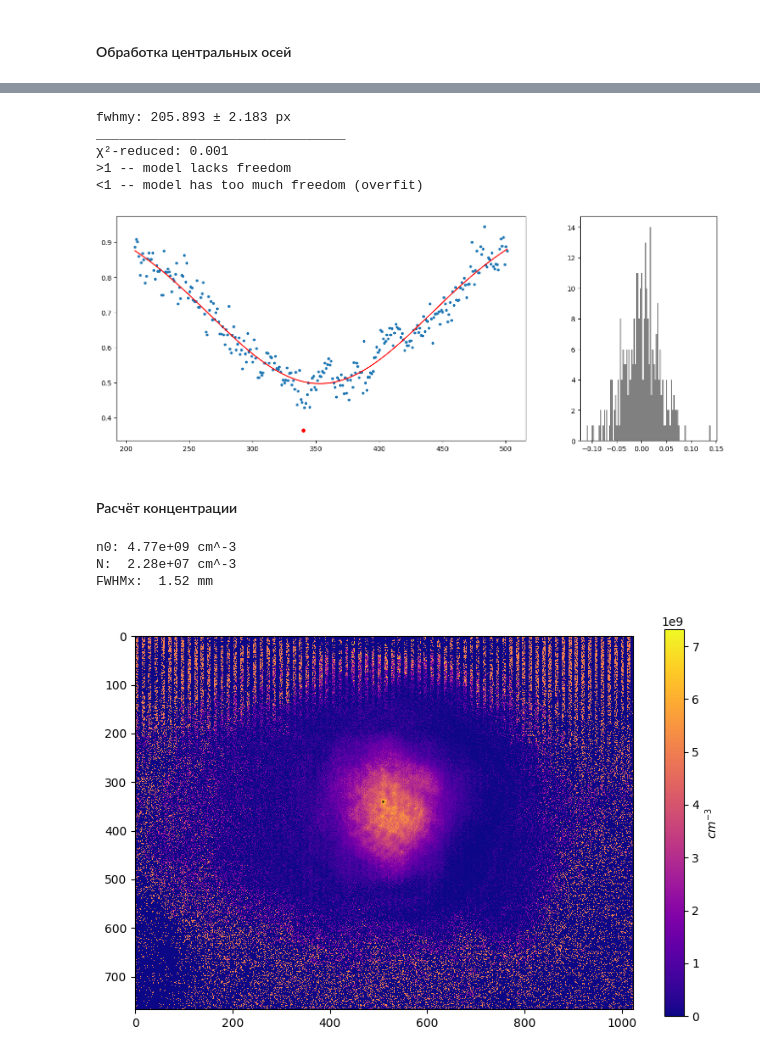
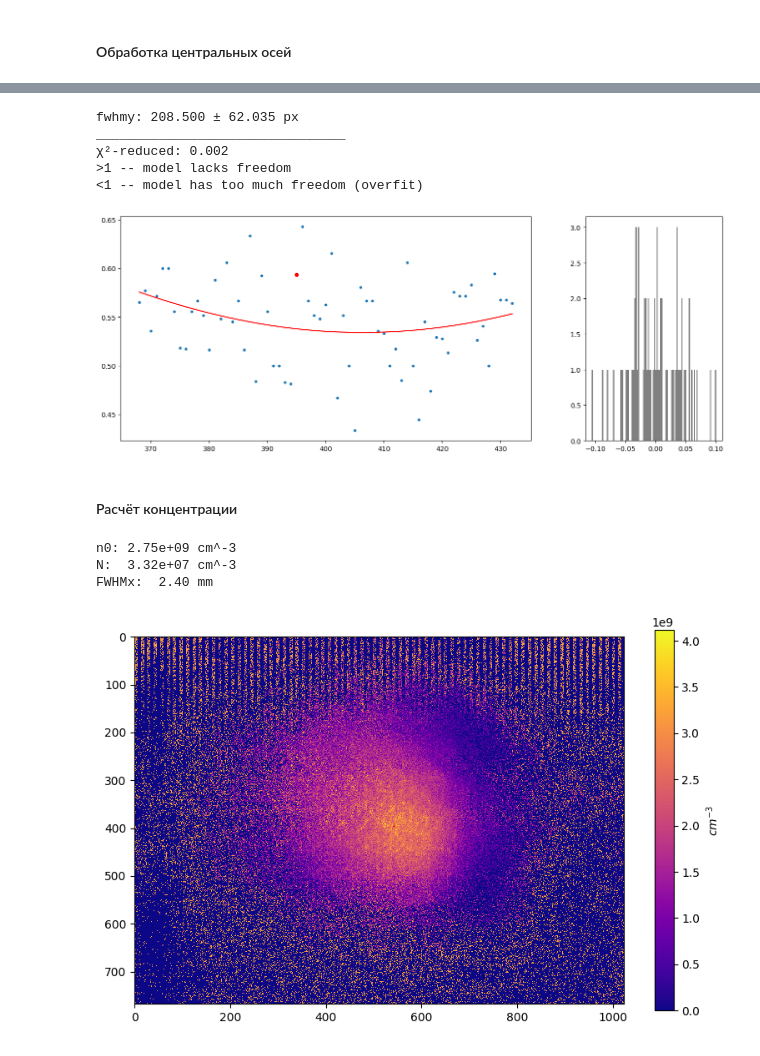
Before and after one commit to chekhyr/AbIm-soft, a Jupyter notebook: AI_Calcium.ipynb, the cells around one changed output, grey strips where cells are left out. Drawn from its saved outputs; the diff is of its cells as text; code cells hidden in the pictures.

Commit message:
AbIm: changed critical point finding method to a centroid of the largest contour

```diff
--- a/AI_Calcium.ipynb
+++ b/AI_Calcium.ipynb
@@ -27,10 +27,10 @@ K = 0.0008332755449029944
 # %% [markdown]
 #### Обработка поглощения
 # %%
-file = "image_0"
+file = "image_2"
 #directory = r"..//" #EXPERIMENTS
 #directory = r"../..//" #desktop
-directory = r"../2025-10-09_densityScan_b=75/d=6.58V//" #EXPERIMENTS
+directory = r"../2025-10-09_densityScan_b=75/d=7.14V//" #EXPERIMENTS
 
 '''Чтение и разбиение файла'''
 img = PIL.Image.open(directory + file + ".tif") #initially a grayscale image
@@ -65,7 +65,7 @@ plt.colorbar(shrink=.8)
 # %% [markdown]
 #### Поиск центра облака
 # %%
-TRSH = .85
+TRSH = .55
 '''Фильтрация пропускания ниже порогового значения'''
 _, binary = cv2.threshold(T, TRSH, 1, cv2.THRESH_BINARY_INV)
 # THRESH_BINARY_INV:
@@ -96,8 +96,12 @@ largest_contour = max(filtered_contours, key=cv2.contourArea)
 ROI = np.zeros_like(T, dtype=np.uint8)
 cv2.drawContours(ROI, [largest_contour], -1, 255, thickness=cv2.FILLED)
 
-'''Нахождение минимума пропускания в ней'''
-min_val, _, (jc, ic), _ = cv2.minMaxLoc(T, mask=ROI)
+'''Нахождение центра'''
+#min_val, _, (jc, ic), _ = cv2.minMaxLoc(T, mask=ROI)
+M = cv2.moments(largest_contour)
+if M["m00"] != 0:  # Avoid division by zero
+    jc = int(M["m10"] / M["m00"])
+    ic = int(M["m01"] / M["m00"])
 print(f"Критическое пропускание\tTc: {min_val}\nКритическая точка\tC: {(ic, jc)} ")
 
 '''Оопределение ограничивающего прямоугольника'''
@@ -189,49 +193,49 @@ ax[0].plot(ic, 1-data[ic-i_min], 'r.', markersize=10)
 ax[1].hist(residuals.flatten(), bins=100, color="gray")
 plt.show()
 # %% [output]
-fwhmy: 205.893 ± 2.183 px
+fwhmy: 208.500 ± 62.035 px
 ________________________________
-χ²-reduced: 0.001
+χ²-reduced: 0.002
 >1 -- model lacks freedom
 <1 -- model has too much freedom (overfit)
-[figure, old version]
+[figure, new version]
 # %% [markdown]
 #### Расчёт концентрации
 # %%
 '''Профиль концентрации атомов n(x, y)'''
 n = -np.log(T)/(np.sqrt(2*np.pi)*wx*K*crossection).astype(np.float32)
 
 '''Порог фильтрации'''
-#_, nm, _, (j_peak, i_peak) = cv2.minMaxLoc(n, mask=ROI)
-nm = -np.log(T[ic, jc])/(np.sqrt(2*np.pi)*wx*K*crossection).astype(np.float32)
+_, nm, _, (j_peak, i_peak) = cv2.minMaxLoc(n, mask=ROI)
+#nm = -np.log(T[ic, jc])/(np.sqrt(2*np.pi)*wx*K*crossection).astype(np.float32)
 '''Пиковая плотность'''
 n0 = -np.log(peak)/(np.sqrt(2*np.pi)*wx*K*crossection).astype(np.float32)
 '''Число атомов во всём облаке'''
 N = -(2*np.pi*wx*K*wy*K*np.log(peak)/crossection).astype(np.float32)
 
 '''Вывод значений'''
 print("n0: %.2e cm^-3" % n0)
 print("N:  %.2e cm^-3" % N)
 print("FWHMx:  %.2f mm" % (fwhmx*K*10))
 
 '''Фильтрация физичных плотностей'''
 for i in range(rows): #rows
     for j in range(columns): #columns
         if n[i, j] < 0.:
             n[i, j] = 0.
         elif n[i, j] > nm:
             n[i, j] = 0.
 
 '''Визуализация'''
 plt.figure(figsize=(8, 6))
 plt.imshow(n, cmap="plasma", interpolation="none")
-plt.plot(jc, ic, 'ko', markersize=.75)
+plt.plot(jc, ic, 'ro', markersize=.75)
 plt.colorbar(shrink=.8, label="$cm^{-3}$")
 plt.tight_layout()
 plt.show()
 #plt.savefig(directory + file + "_n0=%.3e.png"%n0)
 # %% [output]
-n0: 4.77e+09 cm^-3
-N:  2.28e+07 cm^-3
-FWHMx:  1.52 mm
+n0: 2.75e+09 cm^-3
+N:  3.32e+07 cm^-3
+FWHMx:  2.40 mm
-[figure, old version]
+[figure, new version]
```
Also changed, not shown: parts of 4 cells of this notebook.
